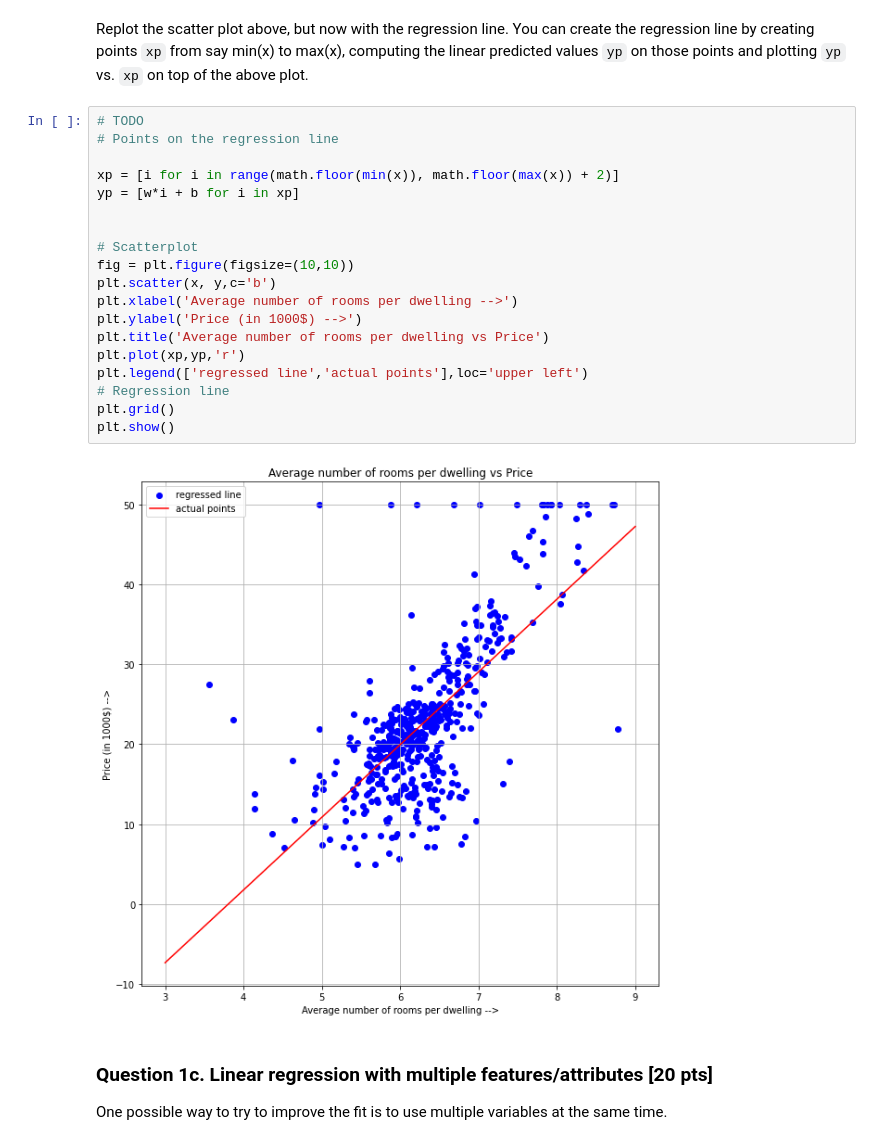
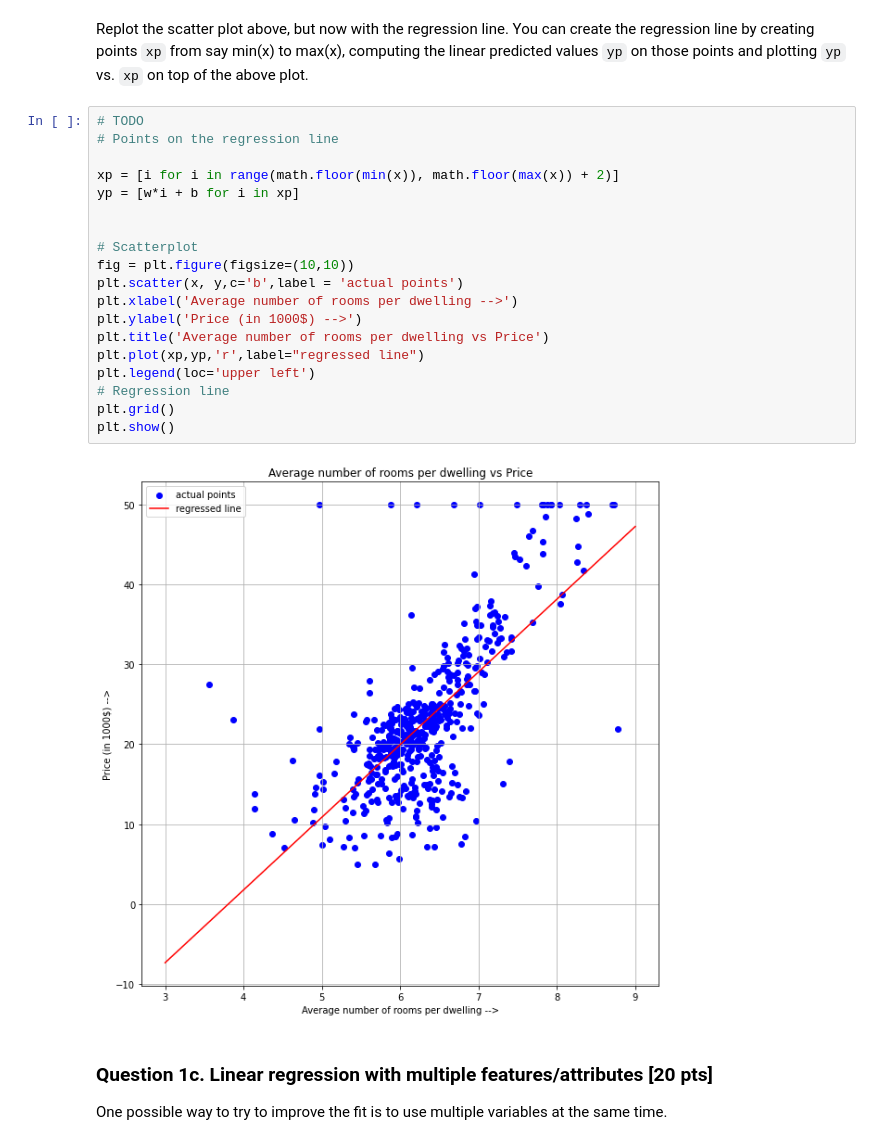
Before and after one commit to yashUcr773/CS_171_Intro_to_ML, a Jupyter notebook: Homework 2/fall2022_hw2.ipynb, the cells around one changed output. Cells and saved outputs as stored; diff of their text form.

```diff
--- a/Homework 2/fall2022_hw2.ipynb
+++ b/Homework 2/fall2022_hw2.ipynb
@@ -331,24 +332,24 @@ Replot the scatter plot above, but now with the regression line.  You can create
 # %%
 # TODO
 # Points on the regression line
 
 xp = [i for i in range(math.floor(min(x)), math.floor(max(x)) + 2)]
 yp = [w*i + b for i in xp]
 
 
 # Scatterplot
 fig = plt.figure(figsize=(10,10))
-plt.scatter(x, y,c='b')
+plt.scatter(x, y,c='b',label = 'actual points')
 plt.xlabel('Average number of rooms per dwelling -->')
 plt.ylabel('Price (in 1000$) -->')
 plt.title('Average number of rooms per dwelling vs Price')
-plt.plot(xp,yp,'r')
-plt.legend(['regressed line','actual points'],loc='upper left')
+plt.plot(xp,yp,'r',label="regressed line")
+plt.legend(loc='upper left')
 # Regression line
 plt.grid()
 plt.show()
 # %% [output]
-[figure, old version]
+[figure, new version]
 # %% [markdown]
 ### Question 1c. Linear regression with multiple features/attributes [20 pts]
 One possible way to try to improve the fit is to use multiple variables at the same time.
```
Also changed, not shown: parts of 10 cells of this notebook, 3 other files.
